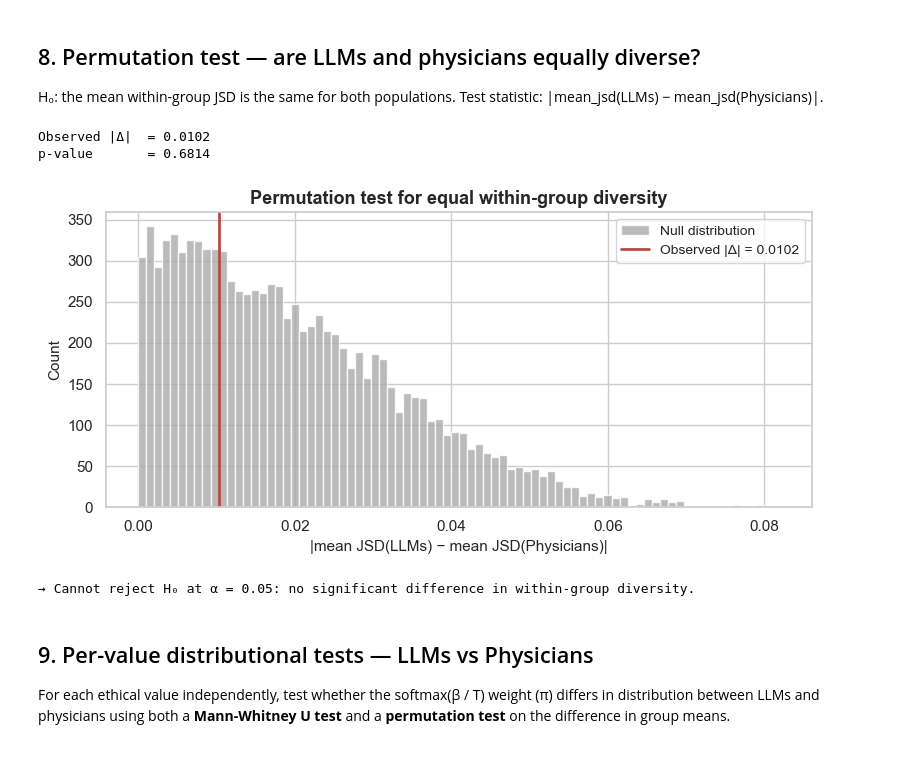
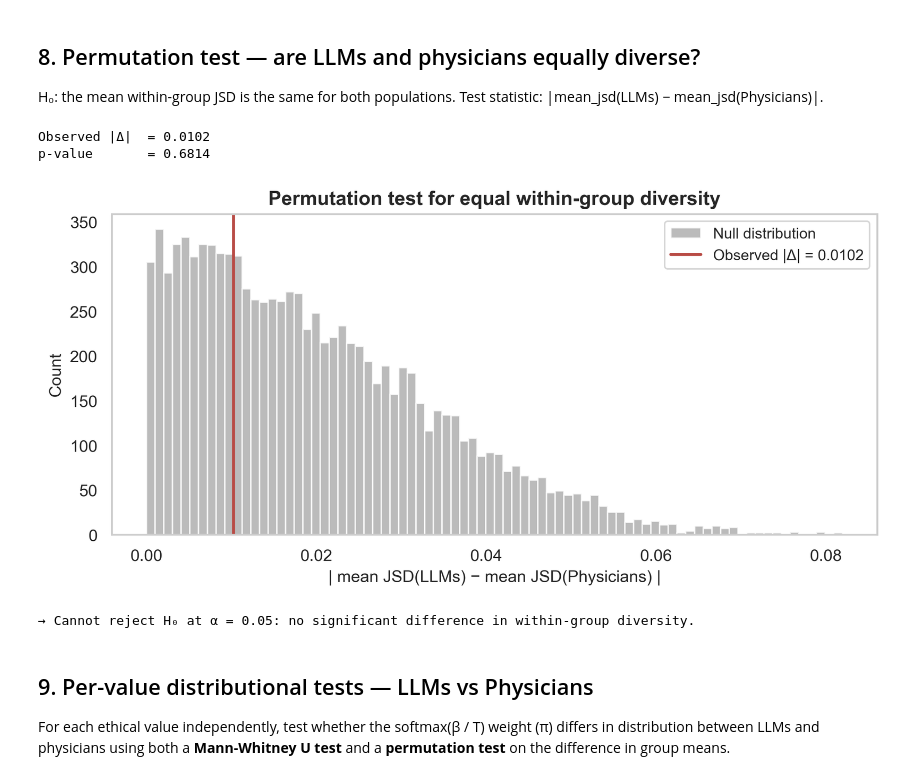
Before and after one commit to payalchandak/ValueBench, a Jupyter notebook: src/analysis/value_profiles.ipynb, the cells around one changed output. Drawn from its saved outputs; the diff is of its cells as text; code cells hidden in the pictures.

```diff
--- a/src/analysis/value_profiles.ipynb
+++ b/src/analysis/value_profiles.ipynb
@@ -15,6 +15,9 @@ import pandas as pd
 import seaborn as sns
 import matplotlib.pyplot as plt
 from matplotlib.colors import LinearSegmentedColormap
+
+import matplotlib.pyplot as plt
+plt.rcParams['figure.dpi'] = 300
 
 from src.analysis import (
     load_all_decisions,
@@ -380,33 +436,34 @@ Test statistic: |mean\_jsd(LLMs) − mean\_jsd(Physicians)|.
 # %%
 perm = permutation_test_jsd(
     all_profiles_for_boot,
     group_a_ids=llm_ids,
     group_b_ids=physician_ids,
     n_permutations=10_000,
     seed=42,
 )
 
 print(f"Observed |Δ|  = {perm['observed_diff']:.4f}")
 print(f"p-value       = {perm['p_value']:.4f}")
 
 fig, ax = plt.subplots(figsize=(8, 4))
 ax.hist(perm["null_distribution"], bins=80, color="#aaaaaa", edgecolor="white", alpha=0.8, label="Null distribution")
 ax.axvline(perm["observed_diff"], color="#B84A44", lw=2, ls="-", label=f"Observed |Δ| = {perm['observed_diff']:.4f}")
-ax.set_xlabel("|mean JSD(LLMs) − mean JSD(Physicians)|", fontsize=11)
+ax.set_xlabel("| mean JSD(LLMs) − mean JSD(Physicians) |", fontsize=11)
 ax.set_ylabel("Count", fontsize=11)
 ax.set_title("Permutation test for equal within-group diversity", fontsize=13, fontweight="bold")
 ax.legend(fontsize=10)
+ax.grid(False)
 plt.tight_layout()
 plt.show()
 
 if perm["p_value"] < 0.05:
     print(f"\n→ Reject H₀ at α = 0.05: the two groups differ significantly in value diversity.")
 else:
     print(f"\n→ Cannot reject H₀ at α = 0.05: no significant difference in within-group diversity.")
 # %% [output]
 Observed |Δ|  = 0.0102
 p-value       = 0.6814
-[figure, old version]
+[figure, new version]
 → Cannot reject H₀ at α = 0.05: no significant difference in within-group diversity.
 # %% [markdown]
 ## 9. Per-value distributional tests — LLMs vs Physicians
```
Also changed, not shown: parts of 7 cells of this notebook, 2 other files.
